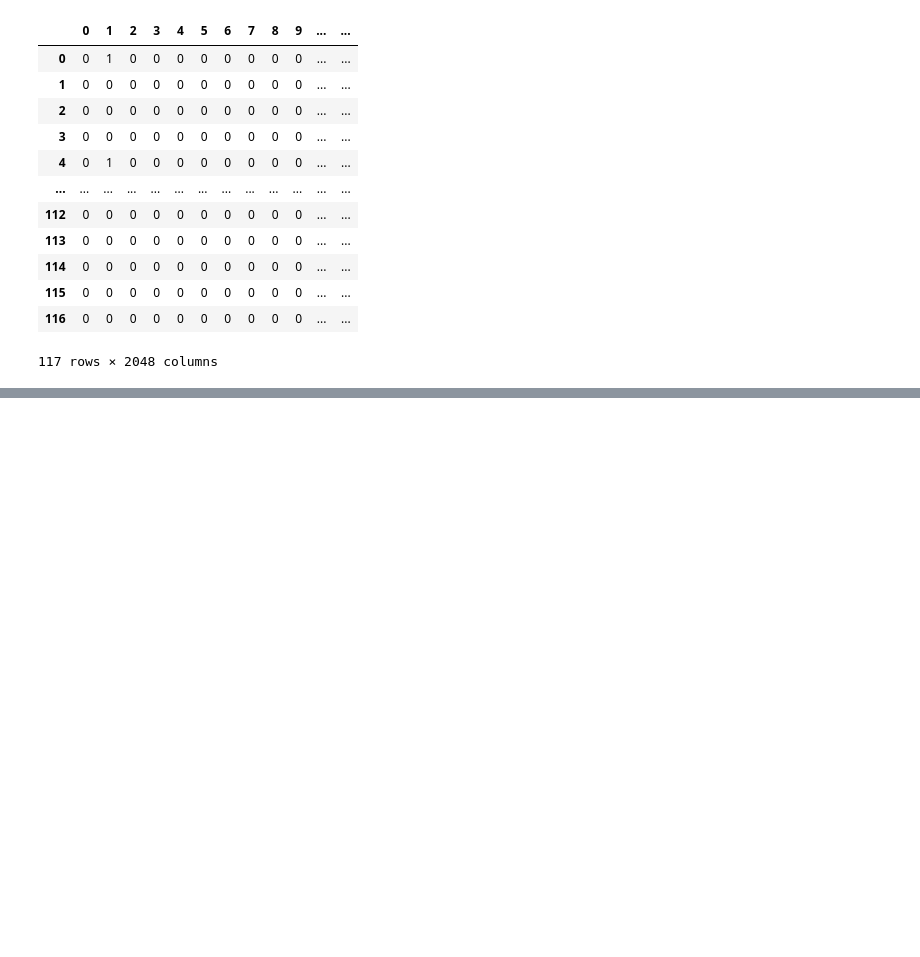
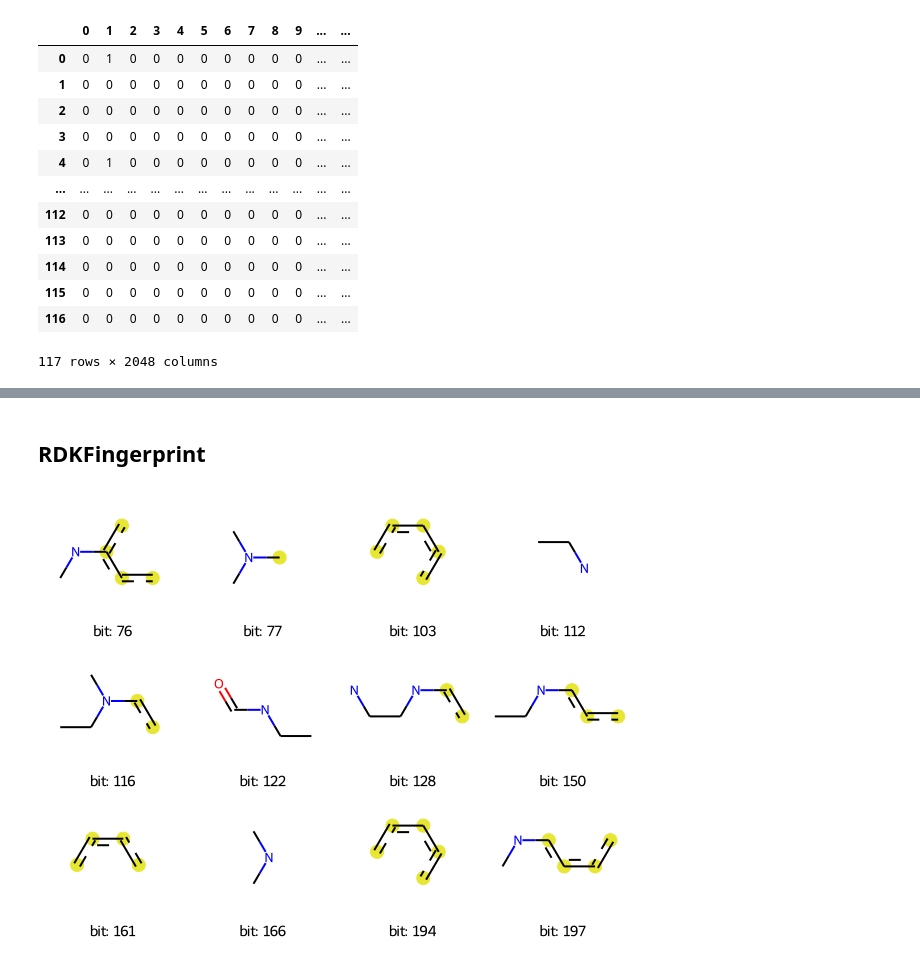
Before and after one commit to chemoinformatics-lecture/lecture-beginner, a Jupyter notebook: lesson04_RDKit/lecture_note_colab_RDKit_no2_Descriptorsの使い方.ipynb, the cells around one changed output, grey strips where cells are left out. Drawn from its saved outputs; the diff is of its cells as text; code cells hidden in the pictures; blank space fills up the shorter version.

```diff
--- a/lesson04_RDKit/lecture_note_colab_RDKit_no2_Descriptorsの使い方.ipynb
+++ b/lesson04_RDKit/lecture_note_colab_RDKit_no2_Descriptorsの使い方.ipynb
@@ -211,0 +243,14 @@ df_fp.head()
+# %% [markdown]
+## RDKFingerprint
+# %%
+row_number =116
+bit_number = 2047
+
+mol = df["ROMol"][row_number]
+
+bitI_rdkit = {}
+fp_rdkit = Chem.RDKFingerprint(mol, maxPath=5, bitInfo=bitI_rdkit)
+rdkit_turples = ((mol, bit, bitI_rdkit) for bit in list(bitI_rdkit.keys())[:12])
+Draw.DrawRDKitBits(rdkit_turples, molsPerRow=4, legends=['bit: '+str(x) for x in list(bitI_rdkit.keys())[:12]])
+# %% [output]
+[figure, added]
```
Also changed, not shown: parts of 13 cells of this notebook.
